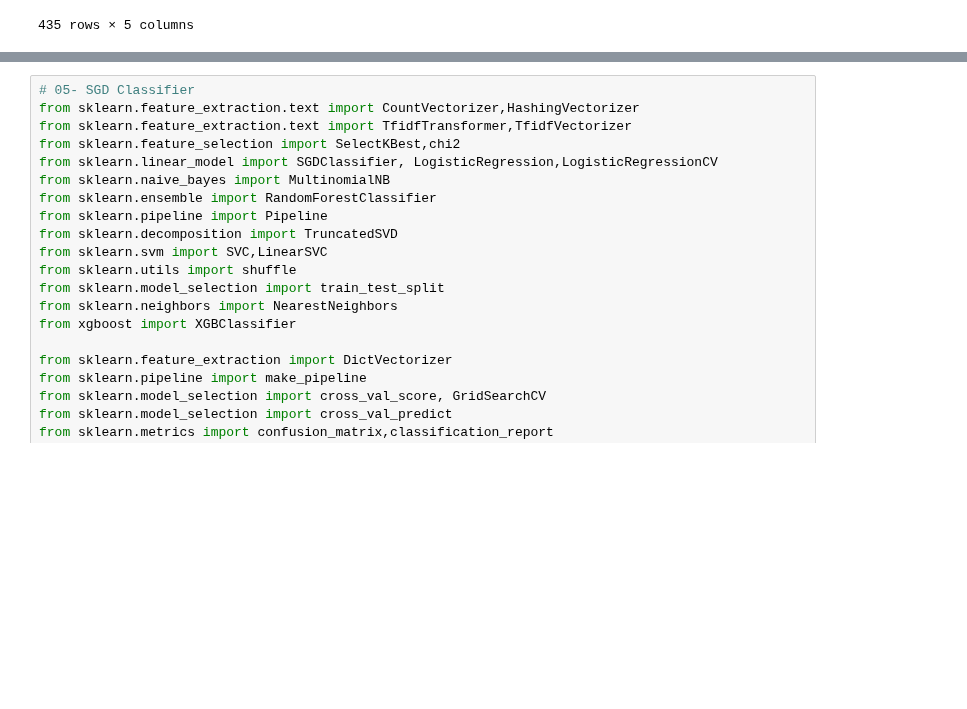
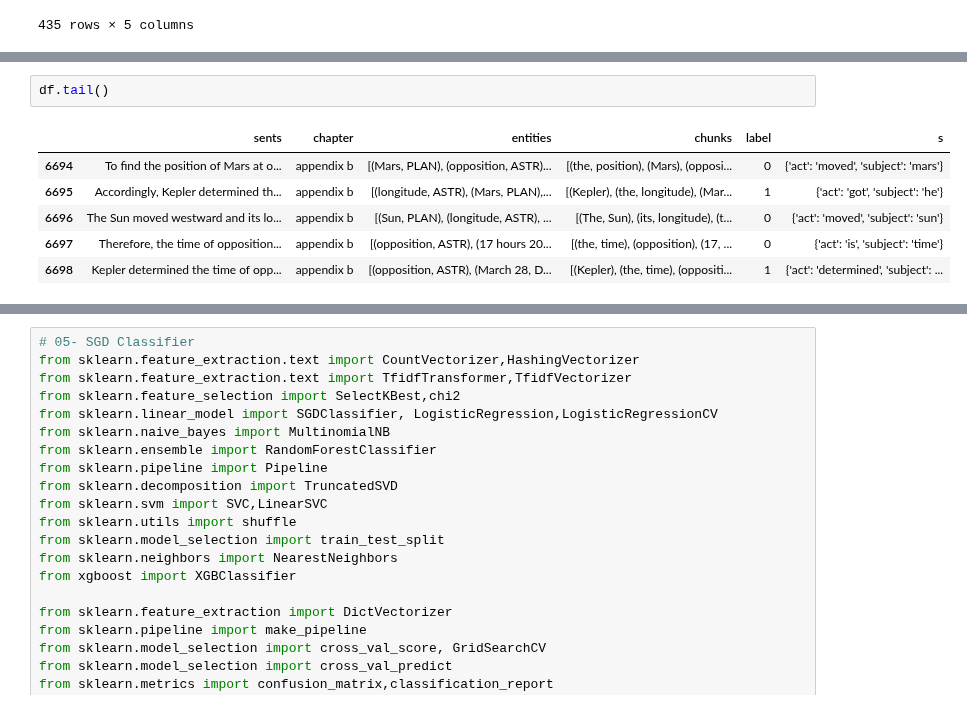
Before and after one commit to myeghaneh/BZML, a Jupyter notebook: ml/notebooks/13_03_Class_ML_Obss_Sents.ipynb, the cells around one changed output, grey strips where cells are left out. Cells and saved outputs as stored; diff of their text form; blank space fills up the shorter version.

```diff
--- a/ml/notebooks/13_03_Class_ML_Obss_Sents.ipynb
+++ b/ml/notebooks/13_03_Class_ML_Obss_Sents.ipynb
@@ -230,3 +263,12 @@ df.loc[df.label==1]
+# %%
+df.tail()
+# %% [output]
+|  | sents | chapter | entities | chunks | label | s |
+| 6694 | To find the position of Mars at o... | appendix b | [(Mars, PLAN), (opposition, ASTR)... | [(the, position), (Mars), (opposi... | 0 | {'act': 'moved', 'subject': 'mars'} |
+| 6695 | Accordingly, Kepler determined th... | appendix b | [(longitude, ASTR), (Mars, PLAN),... | [(Kepler), (the, longitude), (Mar... | 1 | {'act': 'got', 'subject': 'he'} |
+| 6696 | The Sun moved westward and its lo... | appendix b | [(Sun, PLAN), (longitude, ASTR), ... | [(The, Sun), (its, longitude), (t... | 0 | {'act': 'moved', 'subject': 'sun'} |
+| 6697 | Therefore, the time of opposition... | appendix b | [(opposition, ASTR), (17 hours 20... | [(the, time), (opposition), (17, ... | 0 | {'act': 'is', 'subject': 'time'} |
+| 6698 | Kepler determined the time of opp... | appendix b | [(opposition, ASTR), (March 28, D... | [(Kepler), (the, time), (oppositi... | 1 | {'act': 'determined', 'subject': ... |
 # %%
 from sklearn.manifold import TSNE
 from yellowbrick.text import TSNEVisualizer
```
Also changed, not shown: parts of 7 cells of this notebook, 6 other files.
